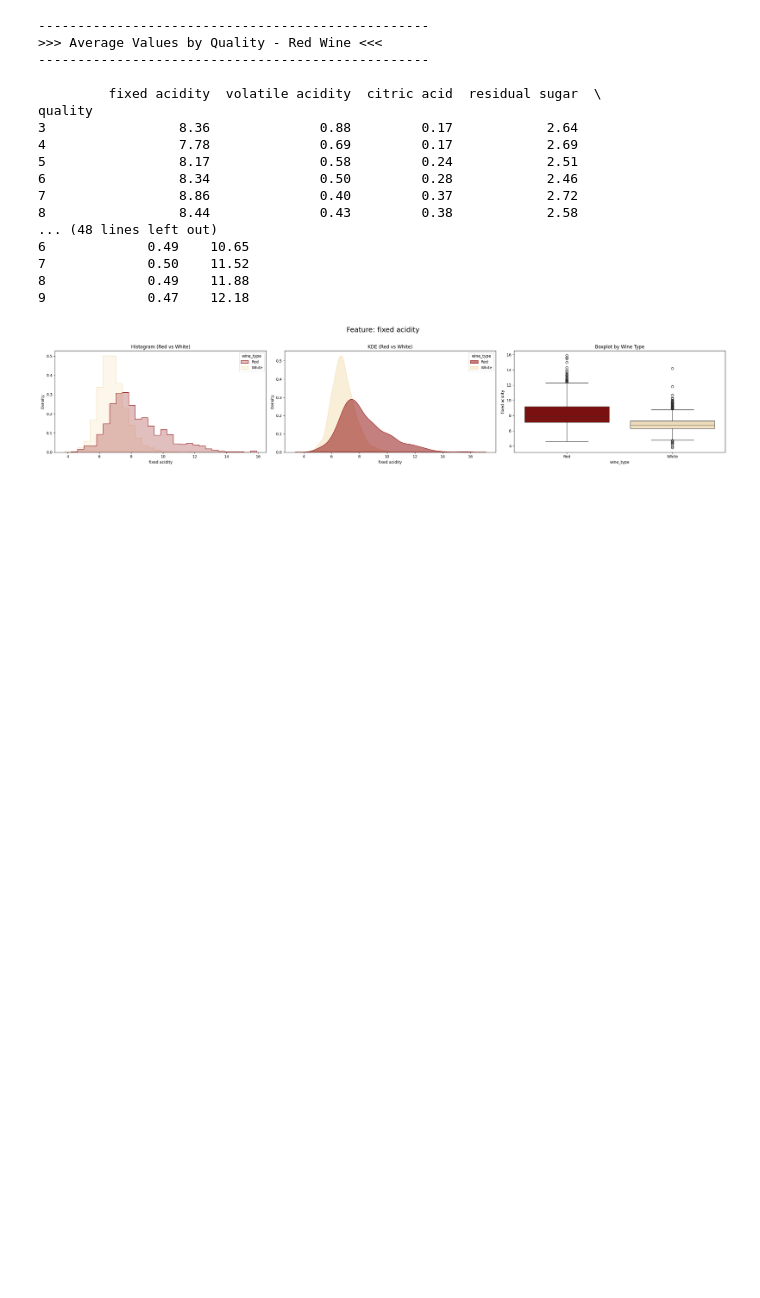
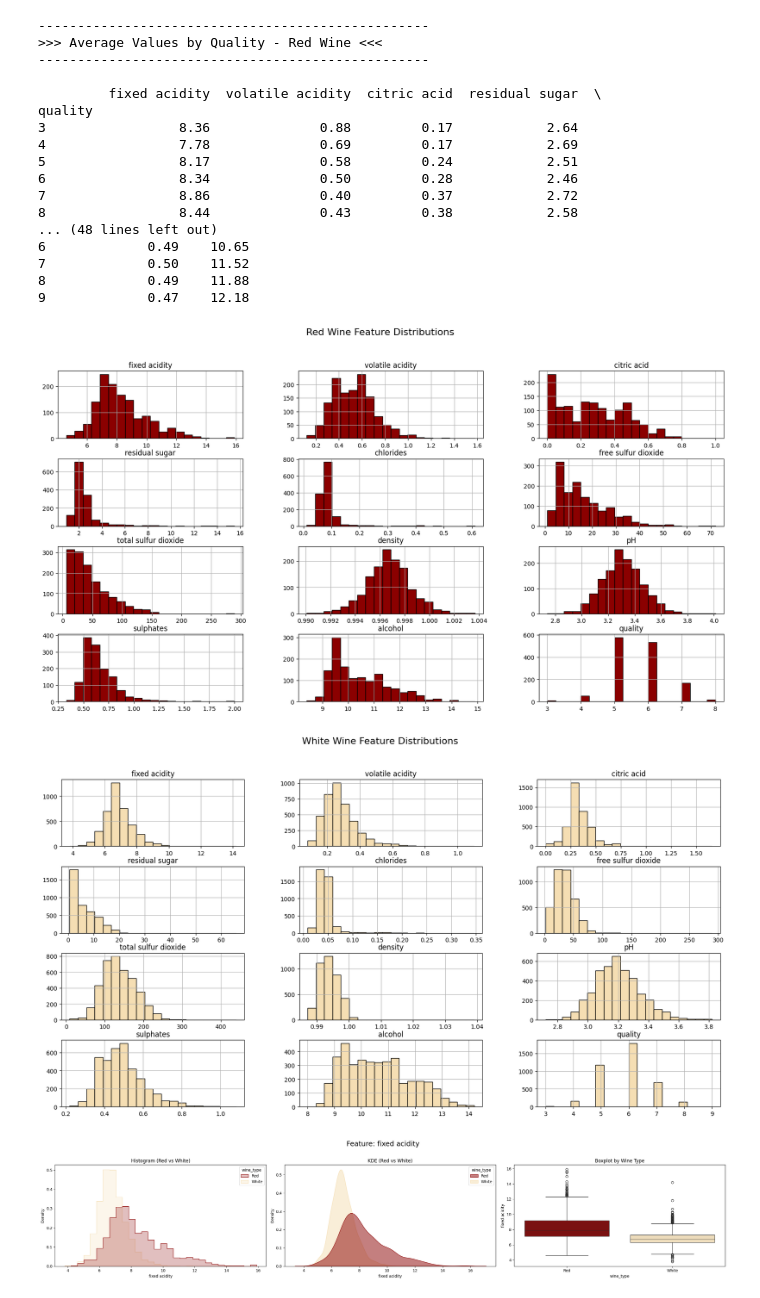
Before and after one commit to SamraatJain9/CSC2034_Project_Data, a Jupyter notebook: main.ipynb, the cells around one changed output. Cells and saved outputs as stored; diff of their text form; code cells hidden in the pictures; blank space fills up the shorter version.

```diff
--- a/main.ipynb
+++ b/main.ipynb
@@ -291,6 +293,18 @@ quality
 7             0.50    11.52
 8             0.49    11.88
 9             0.47    12.18
+# %%
+# Feature Distribution check
+red_wine.hist(figsize=(20, 10), bins=20, color='#8B0000', edgecolor='black')
+plt.suptitle("Red Wine Feature Distributions", fontsize=16)
+plt.show()
+
+white_wine.hist(figsize=(20, 10), bins=20, color='#F5DEB3', edgecolor='black')
+plt.suptitle("White Wine Feature Distributions", fontsize=16)
+plt.show()
+# %% [output]
+[figure, added]
+[figure, added]
 # %%
 # Explorartory Data Analysis (EDA)
 
```
Also changed, not shown: parts of 6 cells of this notebook.
